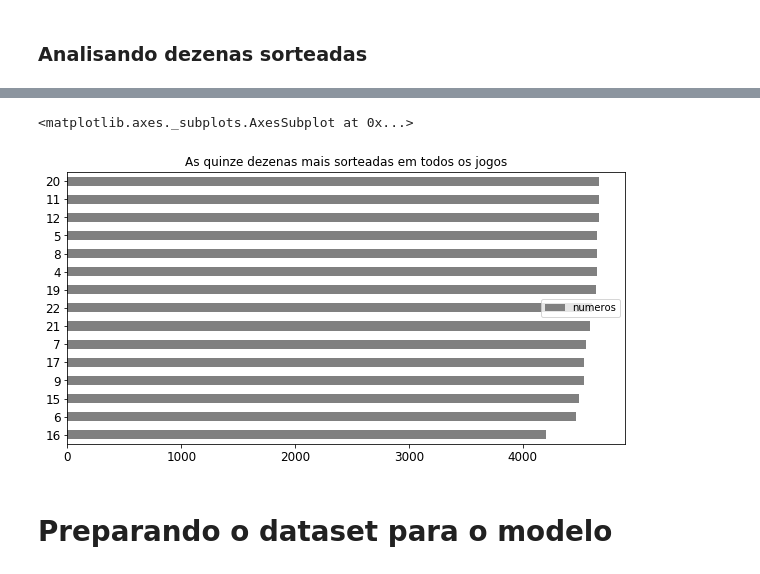
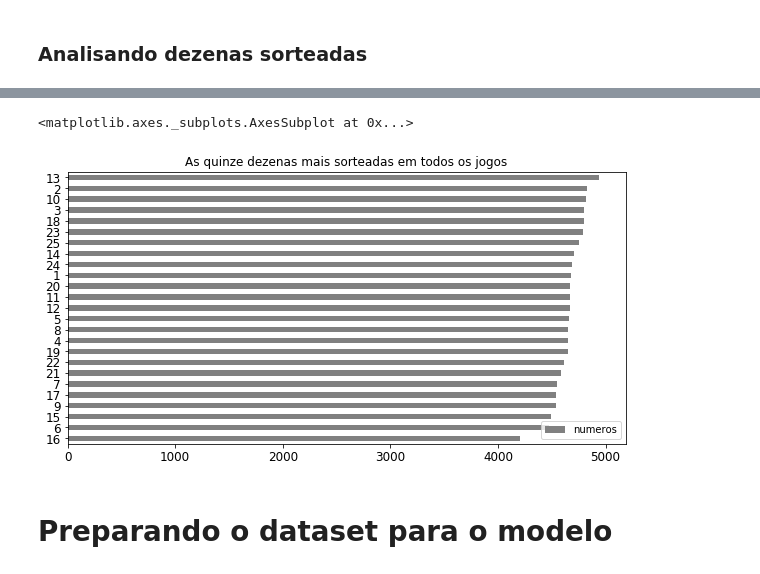
Before and after one commit to meloluan/Estudo_Lotofacil, a Jupyter notebook: predict.ipynb, the cells around one changed output, grey strips where cells are left out. Saved outputs shown, nothing was run; the diff lists cells and outputs as text; code cells hidden in the pictures.

```diff
--- a/predict.ipynb
+++ b/predict.ipynb
@@ -154,13 +154,13 @@ Length: 1898, dtype: int64
 # %%
 # As dezenas mais sorteadas em todos os jogos
 
 dezenas = pd.DataFrame(df['Bola1'].tolist() + df['Bola2'].tolist() + df['Bola3'].tolist() + df['Bola4'].tolist() + df['Bola5'].tolist() + df['Bola6'].tolist() +df['Bola7'].tolist() + df['Bola8'].tolist() + df['Bola9'].tolist() + df['Bola10'].tolist() + df['Bola11'].tolist() + df['Bola12'].tolist() +
 df['Bola13'].tolist() + df['Bola14'].tolist() + df['Bola15'].tolist(), columns=['numeros'])
 
-dezenas['numeros'].value_counts().sort_values(ascending=True).head(15).plot(kind='barh', title='As quinze dezenas mais sorteadas em todos os jogos', figsize=(10,5), fontsize=12, legend=True, color='gray')
+dezenas['numeros'].value_counts().sort_values(ascending=True).plot(kind='barh', title='As quinze dezenas mais sorteadas em todos os jogos', figsize=(10,5), fontsize=12, legend=True, color='gray')
 # %% [output]
 <matplotlib.axes._subplots.AxesSubplot at 0x...>
-[figure, old version]
+[figure, new version]
 # %% [markdown]
 # Preparando o dataset para o modelo
 # %%
```
Also changed, not shown: parts of 10 cells of this notebook.
